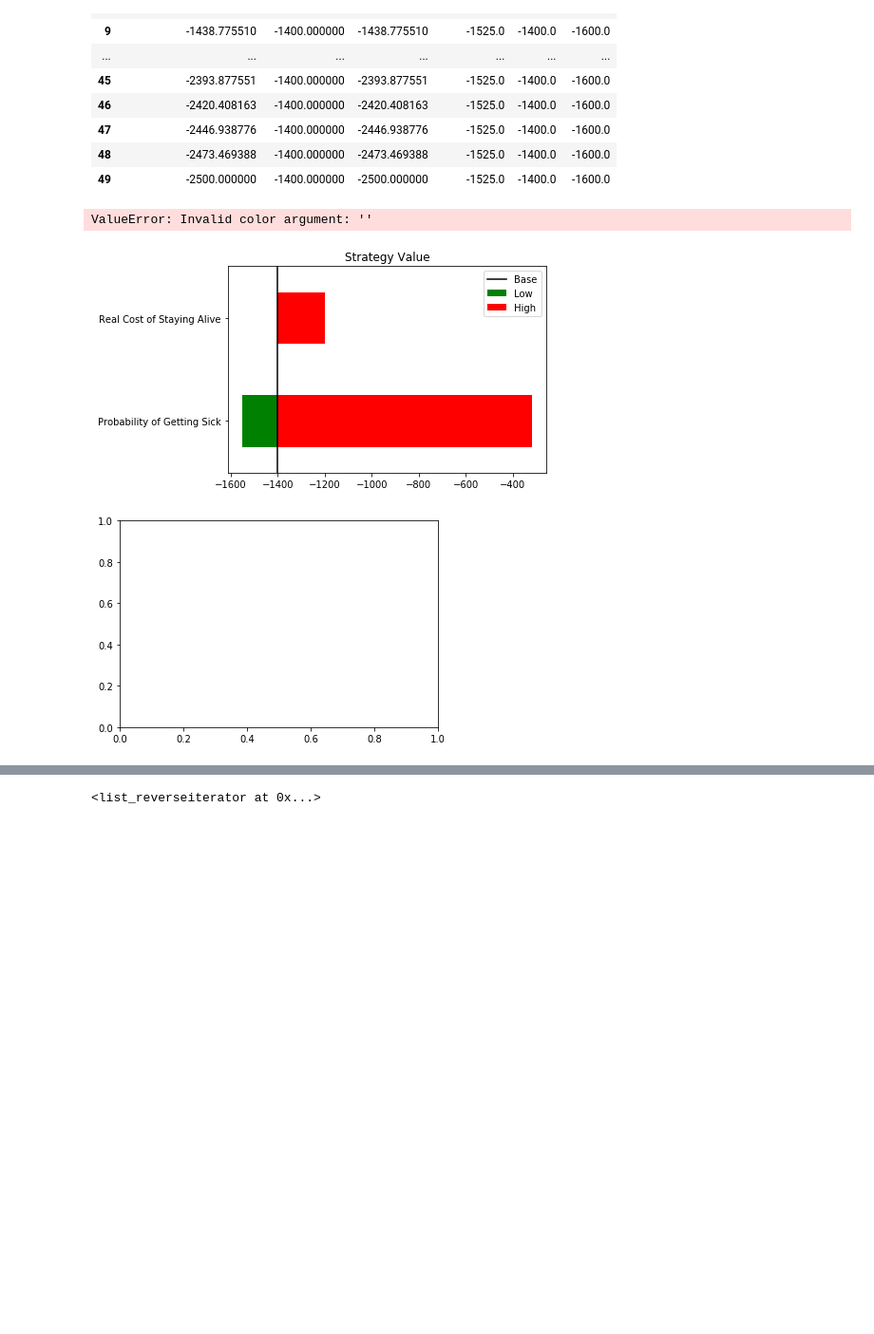
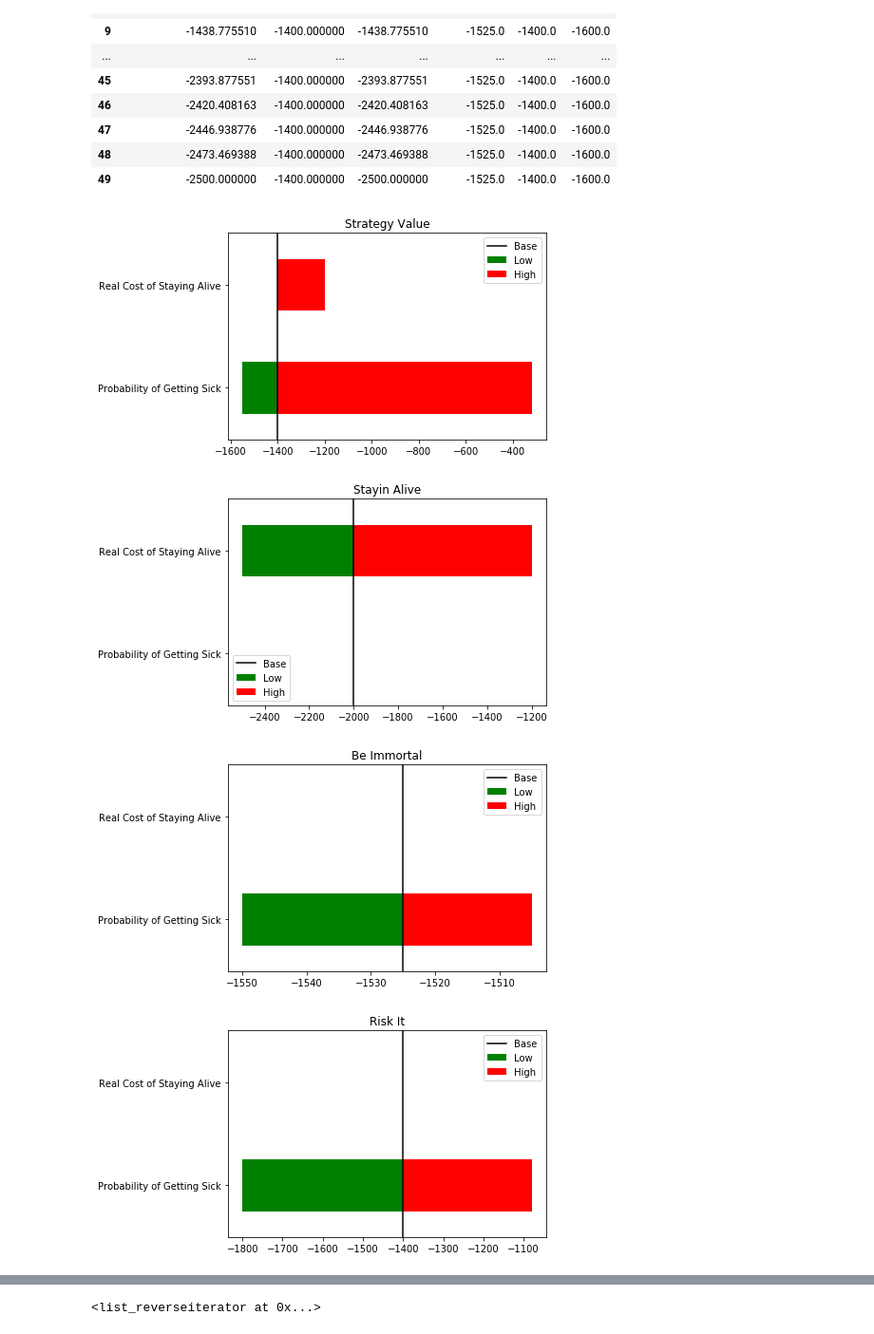
Before and after one commit to francoistrahan/pynes, a Jupyter notebook: pyne/Insurance Example.ipynb, the cells around one changed output, grey strips where cells are left out. Shown at 95% size. Drawn from its saved outputs; the diff is of its cells as text; code cells hidden in the pictures; blank space fills up the shorter version.

```diff
--- a/pyne/Insurance Example.ipynb
+++ b/pyne/Insurance Example.ipynb
@@ -382,8 +382,9 @@ Real Cost of Staying Alive
 | 48 | -2473.469388 | -1400.000000 | -2473.469388 | -1525.0 | -1400.0 | -1600.0 |
 | 49 | -2500.000000 | -1400.000000 | -2500.000000 | -1525.0 | -1400.0 | -1600.0 |
 # %%
-igs = sensitivityAnalysis.getImpactGraphs(True)
+igs = sensitivityAnalysis.getImpactGraphs(invertColors=True)
 # %% [output]
-ValueError: Invalid color argument: ''
 [figure]
-[figure, old version]
+[figure, new version]
+[figure, added]
+[figure, added]
```
Also changed, not shown: parts of 3 cells of this notebook.
